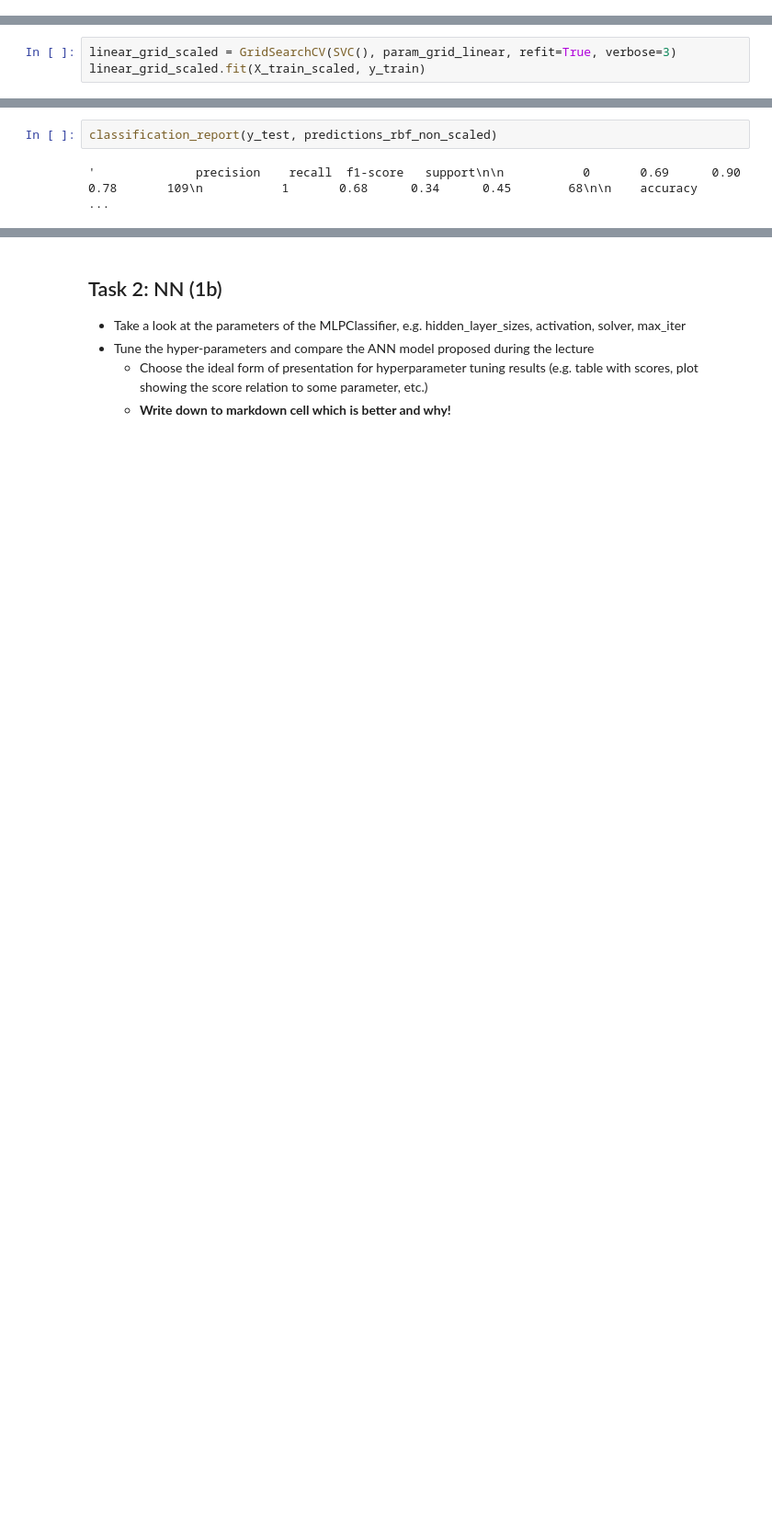
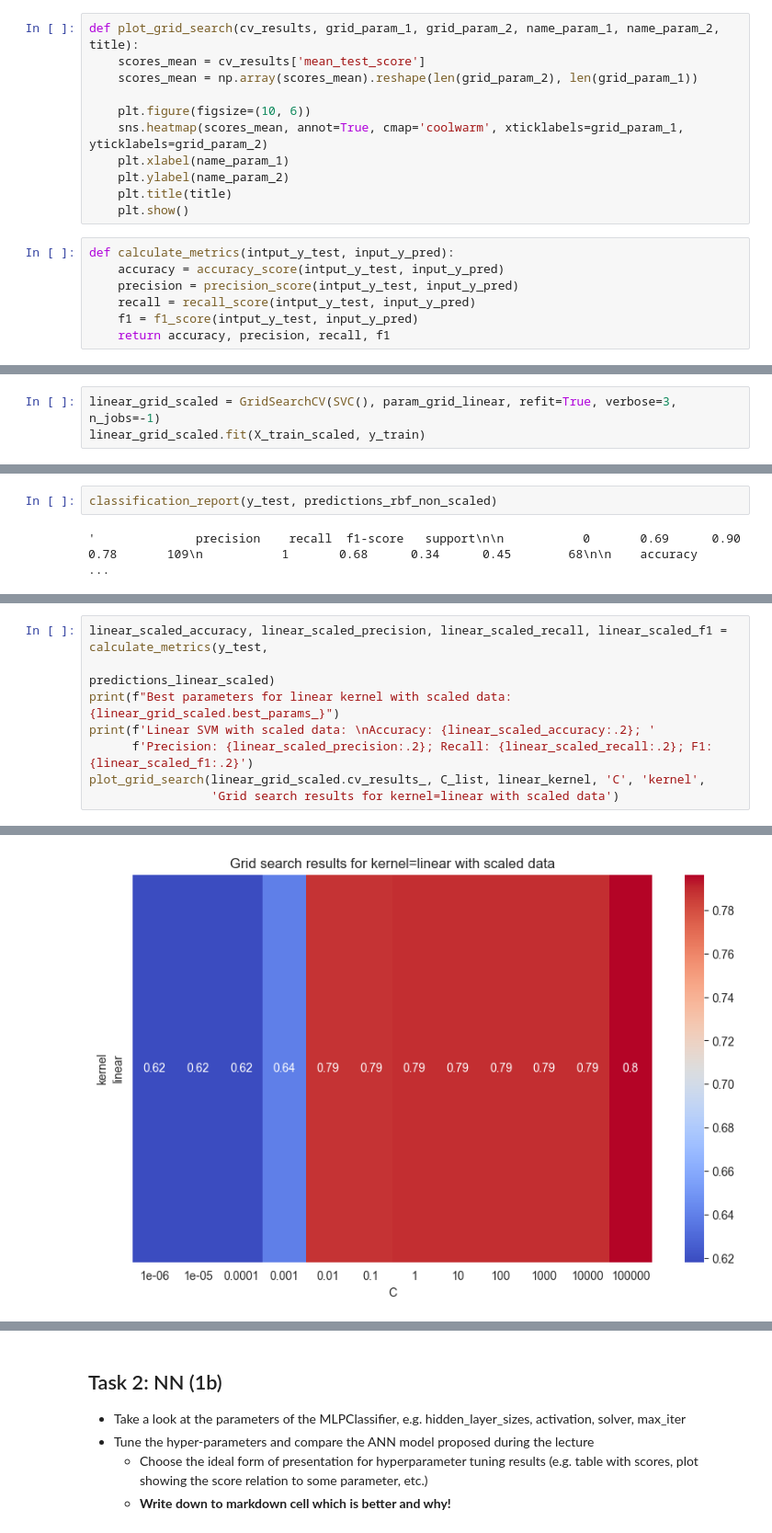
Before and after one commit to SLI0124/strojove-uceni, a Jupyter notebook: tasks/task6.ipynb, the cells around one changed output, grey strips where cells are left out. Shown at 92% size. Saved outputs shown, nothing was run; the diff lists cells and outputs as text; blank space fills up the shorter version.

```diff
--- a/tasks/task6.ipynb
+++ b/tasks/task6.ipynb
@@ -559,0 +559,18 @@ from sklearn.model_selection import GridSearchCV
+# %%
+def plot_grid_search(cv_results, grid_param_1, grid_param_2, name_param_1, name_param_2, title):
+    scores_mean = cv_results['mean_test_score']
+    scores_mean = np.array(scores_mean).reshape(len(grid_param_2), len(grid_param_1))
+
+    plt.figure(figsize=(10, 6))
+    sns.heatmap(scores_mean, annot=True, cmap='coolwarm', xticklabels=grid_param_1, yticklabels=grid_param_2)
+    plt.xlabel(name_param_1)
+    plt.ylabel(name_param_2)
+    plt.title(title)
+    plt.show()
+# %%
+def calculate_metrics(intput_y_test, input_y_pred):
+    accuracy = accuracy_score(intput_y_test, input_y_pred)
+    precision = precision_score(intput_y_test, input_y_pred)
+    recall = recall_score(intput_y_test, input_y_pred)
+    f1 = f1_score(intput_y_test, input_y_pred)
+    return accuracy, precision, recall, f1
@@ -595,7 +626,7 @@ array([0, 0, 0, 0, 0, 0, 1, 1, 0, 0, 1, 0, 0, 0, 0, 1, 1, 0, 1, 0, 0, 0,
        0, 1, 1, 0, 0, 0, 0, 0, 0, 0, 0, 1, 0, 0, 1, 1, 0, 1, 0, 0, 0, 0,
        0])
 # %%
-linear_grid_scaled = GridSearchCV(SVC(), param_grid_linear, refit=True, verbose=3)
+linear_grid_scaled = GridSearchCV(SVC(), param_grid_linear, refit=True, verbose=3, n_jobs=-1)
 linear_grid_scaled.fit(X_train_scaled, y_train)
 # %% [output]
 Fitting 5 folds for each of 12 candidates, totalling 60 fits
@@ -860,0 +823,9 @@ plt.show()
+# %%
+linear_scaled_accuracy, linear_scaled_precision, linear_scaled_recall, linear_scaled_f1 = calculate_metrics(y_test,
+                                                                                                            predictions_linear_scaled)
+print(f"Best parameters for linear kernel with scaled data: {linear_grid_scaled.best_params_}")
+print(f'Linear SVM with scaled data: \nAccuracy: {linear_scaled_accuracy:.2}; '
+      f'Precision: {linear_scaled_precision:.2}; Recall: {linear_scaled_recall:.2}; F1: {linear_scaled_f1:.2}')
+plot_grid_search(linear_grid_scaled.cv_results_, C_list, linear_kernel, 'C', 'kernel',
+                 'Grid search results for kernel=linear with scaled data')
+# %% [output]
@@ -860,0 +835 @@ plt.show()
+[figure, added]
```
Also changed, not shown: parts of 88 cells of this notebook.
